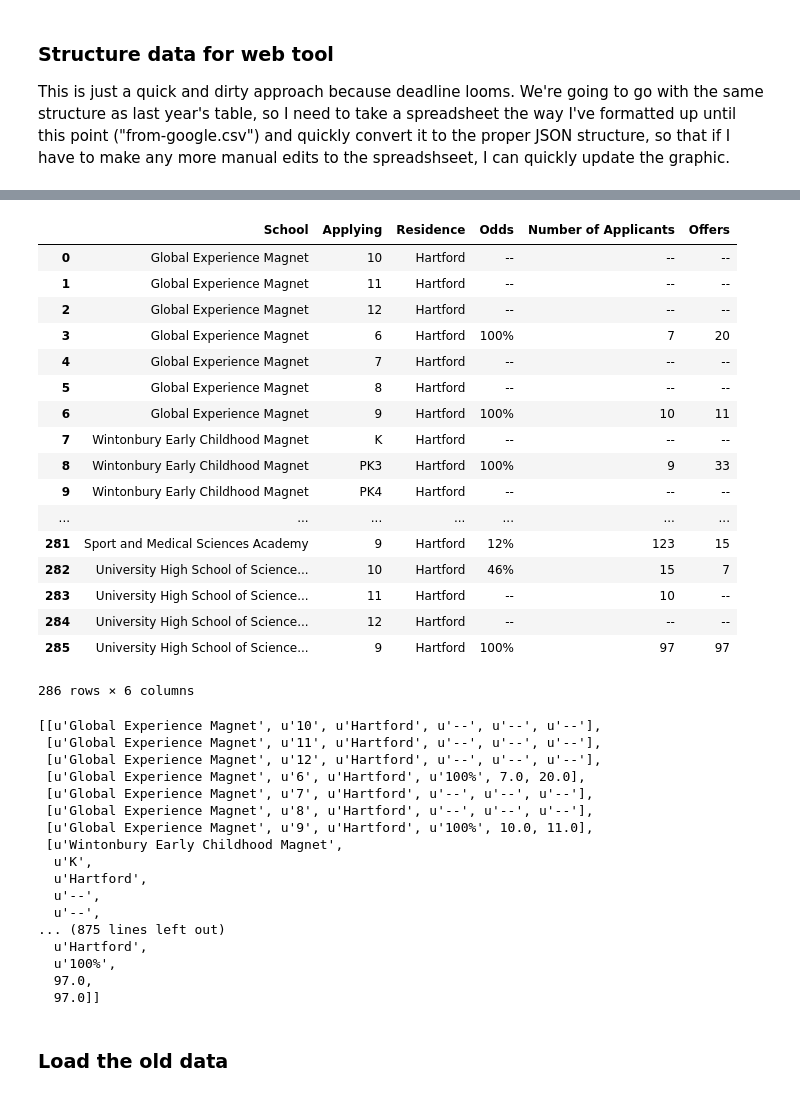
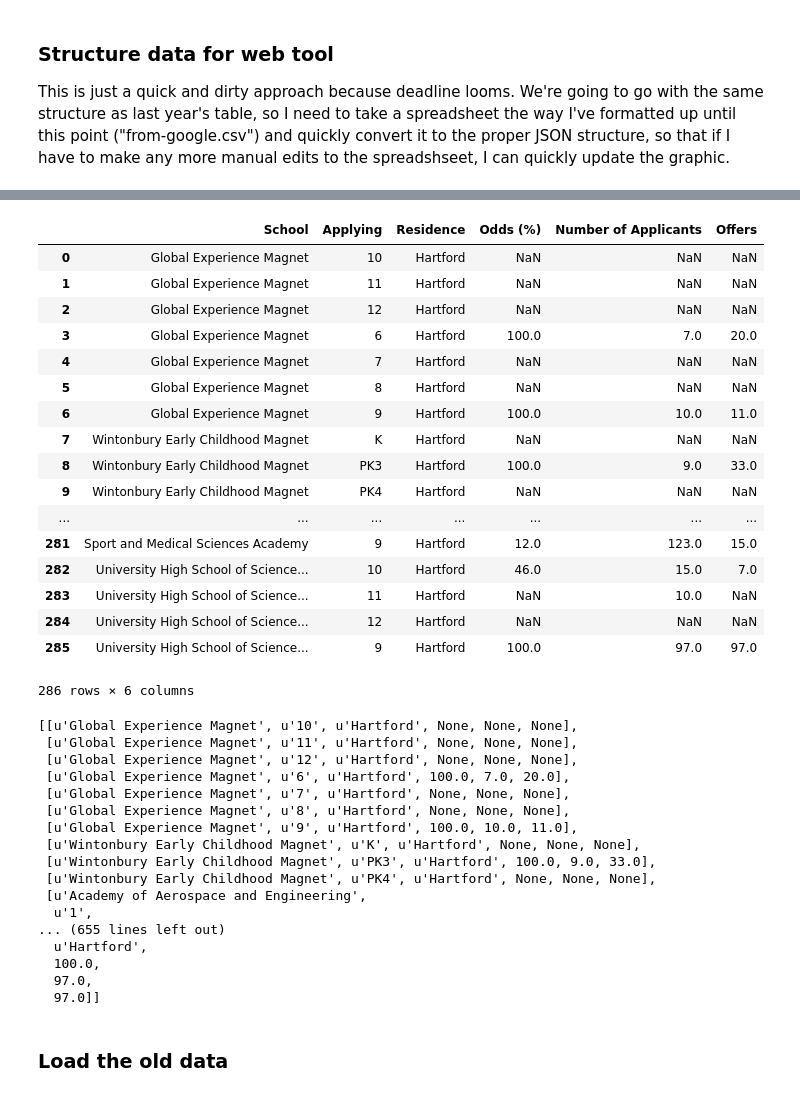
Before and after one commit to jakekara/sheff-data, a Jupyter notebook: csv-to-json/structure for odds table.ipynb, the cells around one changed output, grey strips where cells are left out. Saved outputs shown, nothing was run; the diff lists cells and outputs as text; code cells hidden in the pictures.

```diff
--- a/csv-to-json/structure for odds table.ipynb
+++ b/csv-to-json/structure for odds table.ipynb
@@ -10,7 +10,7 @@ import json
 columns = ['School',
            'Applying', # this shoul really be "grade"
            'Residence', # Hartford or Suburban
-           'Odds',
+           'Odds (%)',
            'Number of Applicants',
            'Offers'] # As a string
 
@@ -50,7 +50,11 @@ def get_group(group_name=""):
         if pd.isnull(offers) or pd.isnull(apps):
             return np.NaN
 
-        return str(min(int(offers * 100 / apps),100)) + "%"
+        # Making data all numeric so it sorts properly in the web table
+        # old line:
+        #return str(min(int(offers * 100 / apps),100)) + "%"
+        # new line:
+        return min(int(offers * 100 / apps),100)
 
     ret["odds"] = ret.apply(get_odds,axis=1)
 
@@ -61,54 +65,60 @@ def get_group(group_name=""):
     for c in ["n_apps_" + group_name,
               "n_offers_" + group_name,
               "odds"]:
-        ret[c] = ret[c].fillna("--")
+
+        # leave data numeric so it sorts properly in the web table
+        # old line:
+        #ret[c] = ret[c].fillna("--")
+        # new line:
+        pass
+
 
     """columns = ['School',
            ' Applying', # this shoul really be "grade"
            'Residence', # Hartford or Suburban
            'Odds'
            'Number of Applicants',
            'Offers'] # As a string
     """
 
     #print ret.columns
 
     new_cols = ["school",
                "grade",
                "residence",
                "odds",
               "n_apps_" + group_name,
               "n_offers_" + group_name]
 
     #print new_cols
 
     #print columns
 
     ret = ret[new_cols]
 
     ret.columns = columns
 
     return ret #.sort_values(by=["School","Applying","Residence"])
 
 get_group("hartford")
 # %% [output]
-|  | School | Applying | Residence | Odds | Number of Applicants | Offers |
-| 0 | Global Experience Magnet | 10 | Hartford | -- | -- | -- |
-| 1 | Global Experience Magnet | 11 | Hartford | -- | -- | -- |
-| 2 | Global Experience Magnet | 12 | Hartford | -- | -- | -- |
-| 3 | Global Experience Magnet | 6 | Hartford | 100% | 7 | 20 |
-| 4 | Global Experience Magnet | 7 | Hartford | -- | -- | -- |
-| 5 | Global Experience Magnet | 8 | Hartford | -- | -- | -- |
-| 6 | Global Experience Magnet | 9 | Hartford | 100% | 10 | 11 |
-| 7 | Wintonbury Early Childhood Magnet | K | Hartford | -- | -- | -- |
-| 8 | Wintonbury Early Childhood Magnet | PK3 | Hartford | 100% | 9 | 33 |
-| 9 | Wintonbury Early Childhood Magnet | PK4 | Hartford | -- | -- | -- |
+|  | School | Applying | Residence | Odds (%) | Number of Applicants | Offers |
+| 0 | Global Experience Magnet | 10 | Hartford | NaN | NaN | NaN |
+| 1 | Global Experience Magnet | 11 | Hartford | NaN | NaN | NaN |
+| 2 | Global Experience Magnet | 12 | Hartford | NaN | NaN | NaN |
+| 3 | Global Experience Magnet | 6 | Hartford | 100.0 | 7.0 | 20.0 |
+| 4 | Global Experience Magnet | 7 | Hartford | NaN | NaN | NaN |
+| 5 | Global Experience Magnet | 8 | Hartford | NaN | NaN | NaN |
+| 6 | Global Experience Magnet | 9 | Hartford | 100.0 | 10.0 | 11.0 |
+| 7 | Wintonbury Early Childhood Magnet | K | Hartford | NaN | NaN | NaN |
+| 8 | Wintonbury Early Childhood Magnet | PK3 | Hartford | 100.0 | 9.0 | 33.0 |
+| 9 | Wintonbury Early Childhood Magnet | PK4 | Hartford | NaN | NaN | NaN |
 | ... | ... | ... | ... | ... | ... | ... |
-| 281 | Sport and Medical Sciences Academy | 9 | Hartford | 12% | 123 | 15 |
-| 282 | University High School of Science... | 10 | Hartford | 46% | 15 | 7 |
-| 283 | University High School of Science... | 11 | Hartford | -- | 10 | -- |
-| 284 | University High School of Science... | 12 | Hartford | -- | -- | -- |
-| 285 | University High School of Science... | 9 | Hartford | 100% | 97 | 97 |
+| 281 | Sport and Medical Sciences Academy | 9 | Hartford | 12.0 | 123.0 | 15.0 |
+| 282 | University High School of Science... | 10 | Hartford | 46.0 | 15.0 | 7.0 |
+| 283 | University High School of Science... | 11 | Hartford | NaN | 10.0 | NaN |
+| 284 | University High School of Science... | 12 | Hartford | NaN | NaN | NaN |
+| 285 | University High School of Science... | 9 | Hartford | 100.0 | 97.0 | 97.0 |
 286 rows × 6 columns
 # %%
 def to_arrays(d):
@@ -116,21 +126,21 @@ def to_arrays(d):
 
 to_arrays(get_group("hartford"))
 # %% [output]
-[[u'Global Experience Magnet', u'10', u'Hartford', u'--', u'--', u'--'],
- [u'Global Experience Magnet', u'11', u'Hartford', u'--', u'--', u'--'],
- [u'Global Experience Magnet', u'12', u'Hartford', u'--', u'--', u'--'],
- [u'Global Experience Magnet', u'6', u'Hartford', u'100%', 7.0, 20.0],
- [u'Global Experience Magnet', u'7', u'Hartford', u'--', u'--', u'--'],
- [u'Global Experience Magnet', u'8', u'Hartford', u'--', u'--', u'--'],
- [u'Global Experience Magnet', u'9', u'Hartford', u'100%', 10.0, 11.0],
- [u'Wintonbury Early Childhood Magnet',
-  u'K',
+[[u'Global Experience Magnet', u'10', u'Hartford', None, None, None],
+ [u'Global Experience Magnet', u'11', u'Hartford', None, None, None],
+ [u'Global Experience Magnet', u'12', u'Hartford', None, None, None],
+ [u'Global Experience Magnet', u'6', u'Hartford', 100.0, 7.0, 20.0],
+ [u'Global Experience Magnet', u'7', u'Hartford', None, None, None],
+ [u'Global Experience Magnet', u'8', u'Hartford', None, None, None],
+ [u'Global Experience Magnet', u'9', u'Hartford', 100.0, 10.0, 11.0],
+ [u'Wintonbury Early Childhood Magnet', u'K', u'Hartford', None, None, None],
+ [u'Wintonbury Early Childhood Magnet', u'PK3', u'Hartford', 100.0, 9.0, 33.0],
+ [u'Wintonbury Early Childhood Magnet', u'PK4', u'Hartford', None, None, None],
+ [u'Academy of Aerospace and Engineering',
+  u'1',
+... (655 lines left out)
   u'Hartford',
-  u'--',
-  u'--',
-... (875 lines left out)
-  u'Hartford',
-  u'100%',
+  100.0,
   97.0,
   97.0]]
 # %% [markdown]
```
Also changed, not shown: parts of 4 cells of this notebook.
